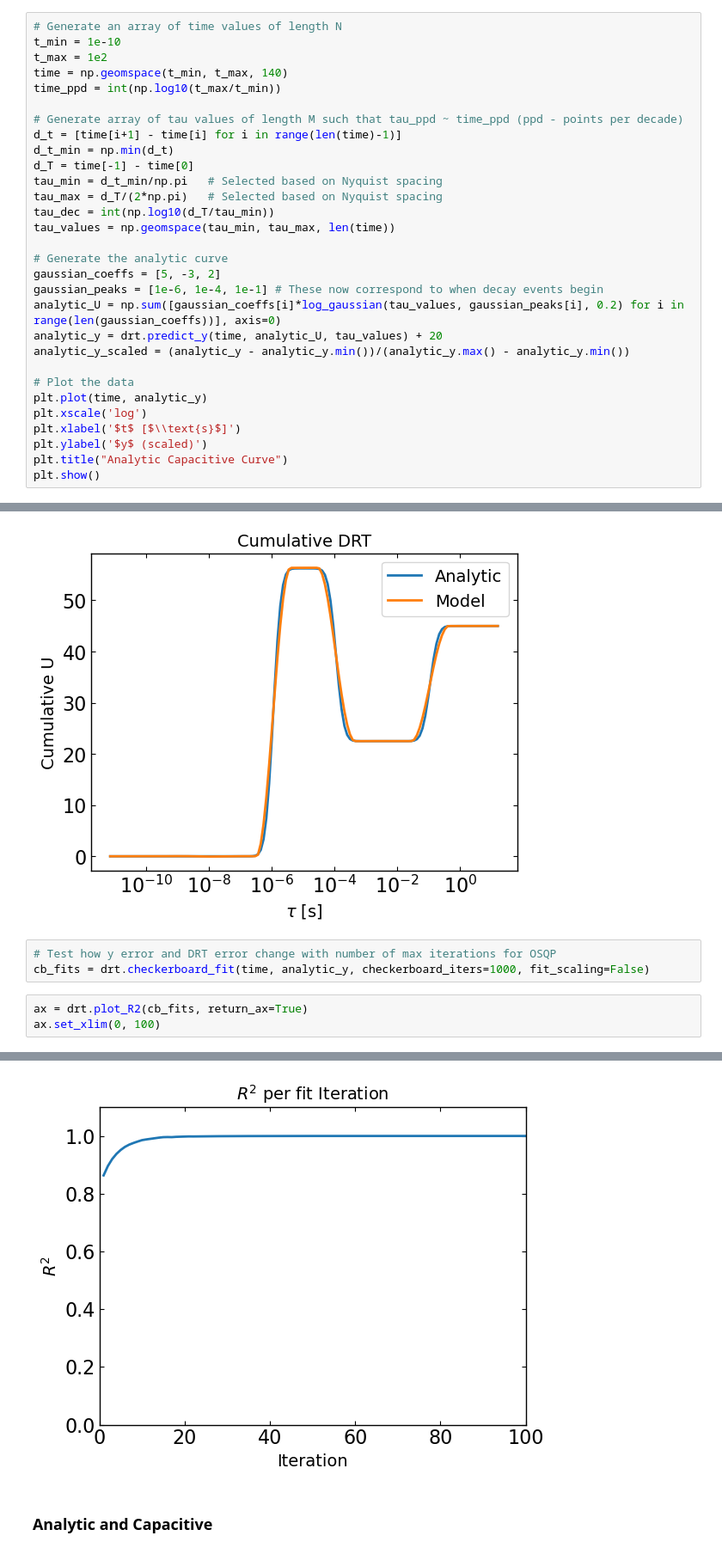
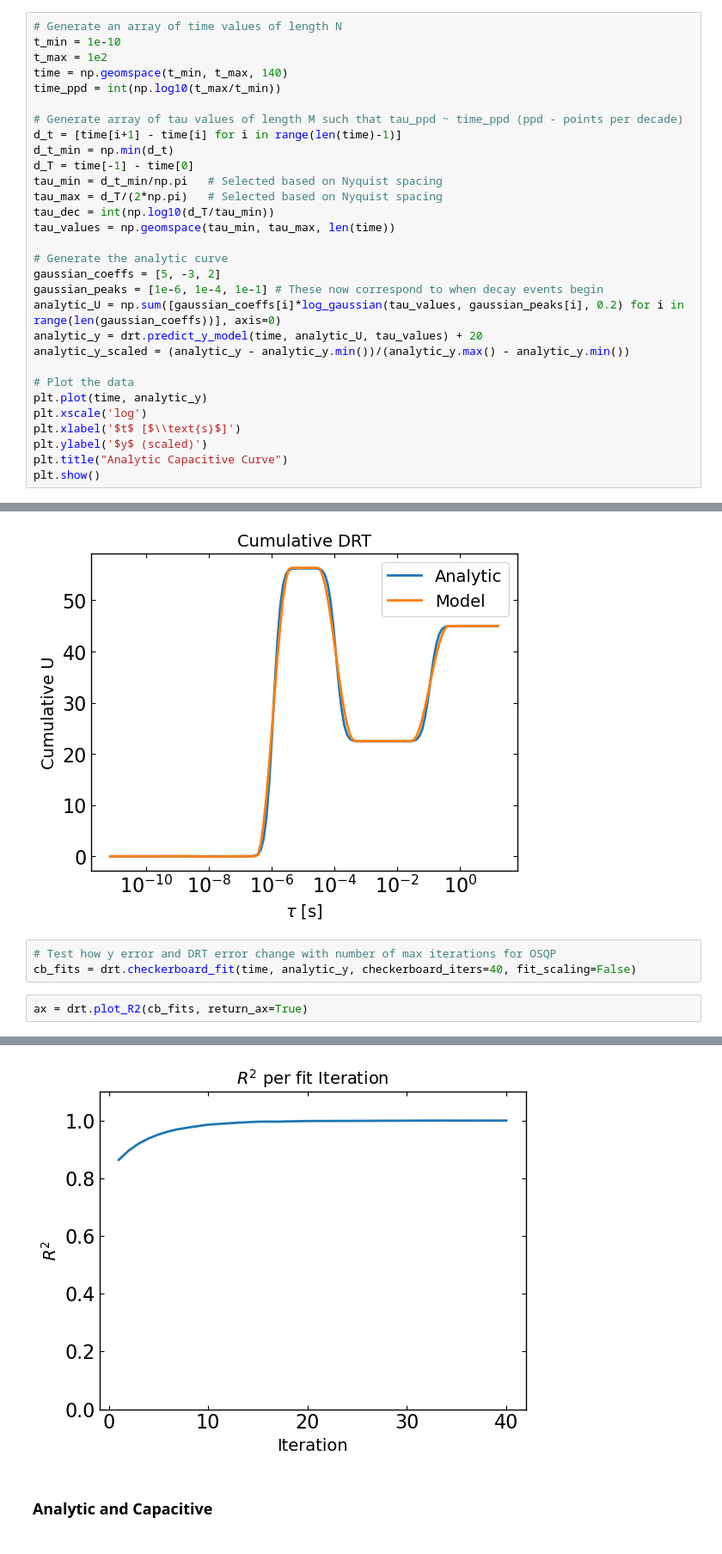
Before and after one commit to joshedmundson/pySIMsalabim, a Jupyter notebook: Notebooks/Projects/Den RT/DRT Module Test/DRT_test.ipynb, the cells around one changed output, grey strips where cells are left out. Shown at 86% size. Saved outputs shown, nothing was run; the diff lists cells and outputs as text.

```diff
--- a/Notebooks/Projects/Den RT/DRT Module Test/DRT_test.ipynb
+++ b/Notebooks/Projects/Den RT/DRT Module Test/DRT_test.ipynb
@@ -45,7 +47,7 @@ tau_values = np.geomspace(tau_min, tau_max, len(time))
 gaussian_coeffs = [5, -3, 2]
 gaussian_peaks = [1e-6, 1e-4, 1e-1] # These now correspond to when decay events begin
 analytic_U = np.sum([gaussian_coeffs[i]*log_gaussian(tau_values, gaussian_peaks[i], 0.2) for i in range(len(gaussian_coeffs))], axis=0)
-analytic_y = drt.predict_y(time, analytic_U, tau_values) + 20
+analytic_y = drt.predict_y_model(time, analytic_U, tau_values) + 20
 analytic_y_scaled = (analytic_y - analytic_y.min())/(analytic_y.max() - analytic_y.min())
 
 # Plot the data
@@ -86,8 +88,7 @@ drt.plot_cumulative_U(cb_fit.tau, cb_fit.U, tau_analytic=tau_values, U_analytic=
 [figure]
 # %%
 # Test how y error and DRT error change with number of max iterations for OSQP
-cb_fits = drt.checkerboard_fit(time, analytic_y, checkerboard_iters=1000, fit_scaling=False)
+cb_fits = drt.checkerboard_fit(time, analytic_y, checkerboard_iters=40, fit_scaling=False)
 # %%
 ax = drt.plot_R2(cb_fits, return_ax=True)
-ax.set_xlim(0, 100)
 # %% [output]
@@ -95,4 +95,4 @@ ax.set_xlim(0, 100)
-[figure, old version]
+[figure, new version]
 # %% [markdown]
 ### Analytic and Capacitive
 # %%
```
Also changed, not shown: parts of 12 cells of this notebook.
